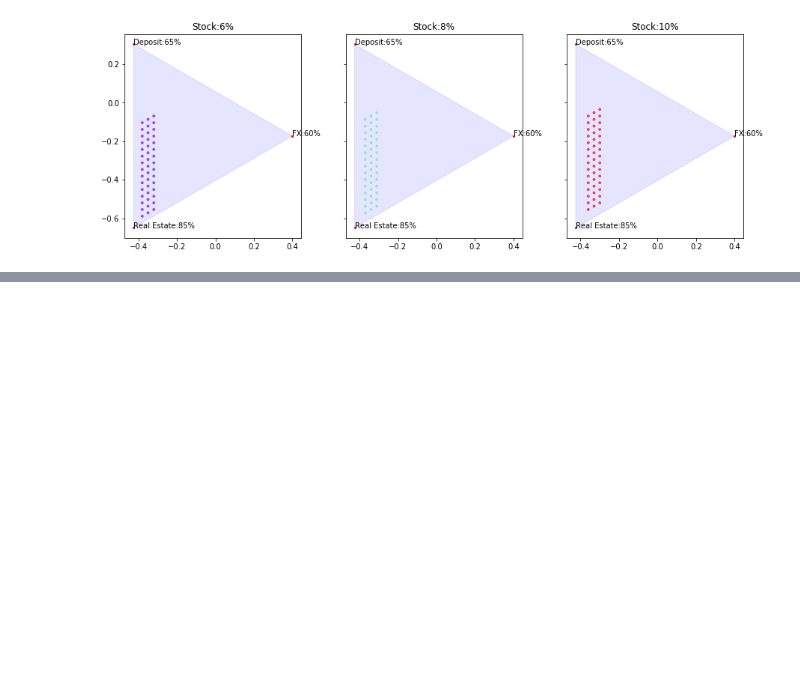
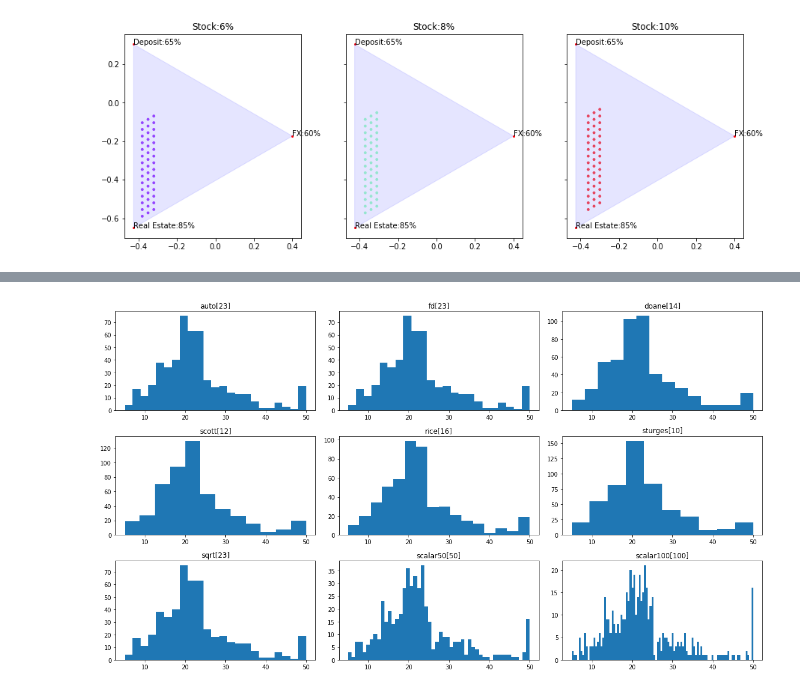
Before and after one commit to yygr/datascience_utility, a Jupyter notebook: notebook/Ratio_Space_Demo.ipynb, the cells around one changed output, grey strips where cells are left out. Drawn from its saved outputs; the diff is of its cells as text; code cells hidden in the pictures; blank space fills up the shorter version.

```diff
--- a/notebook/Ratio_Space_Demo.ipynb
+++ b/notebook/Ratio_Space_Demo.ipynb
@@ -186,0 +239,4 @@ def gen_matrix(edges, data, value=None, func=[np.mean, np.std], return_labels=Fa
+# %%
+_ = plot_hist(dic.target)
+# %% [output]
+[figure, added]
```
Also changed, not shown: parts of 6 cells of this notebook.
